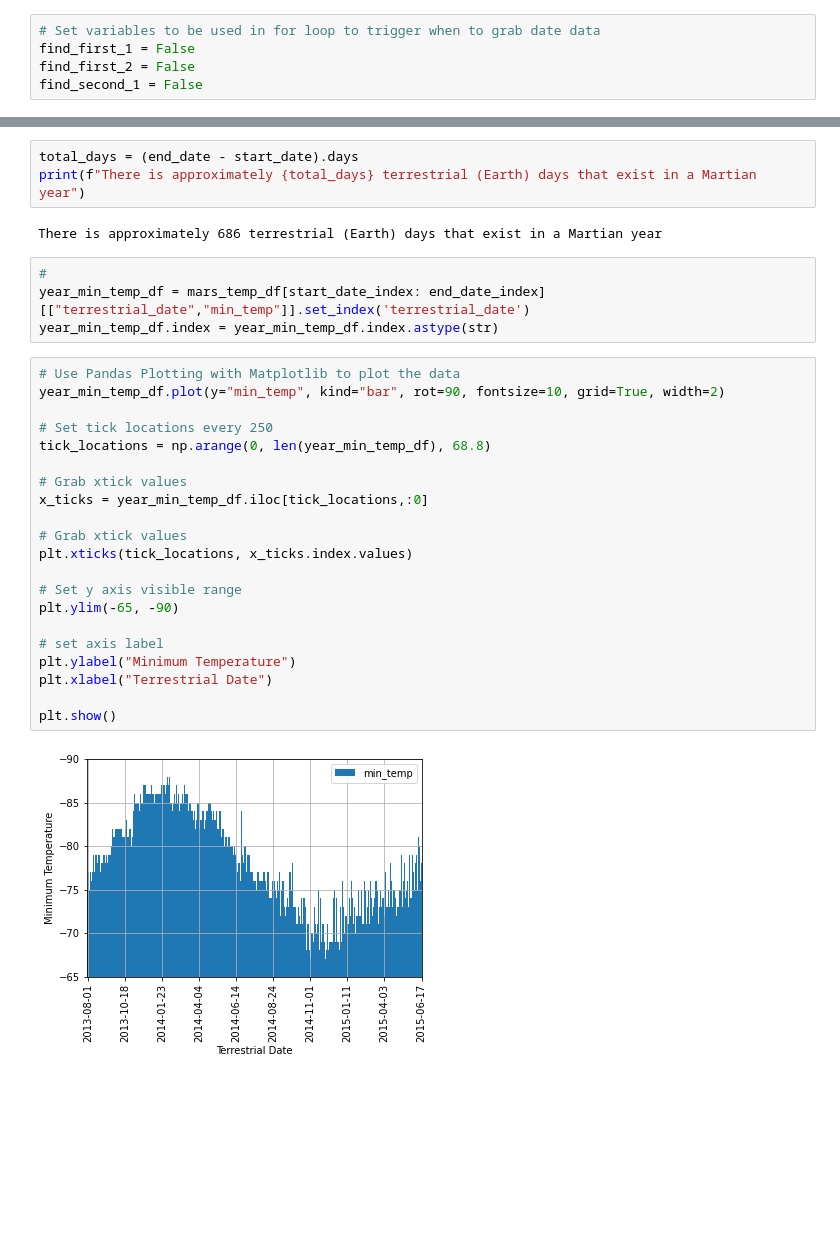
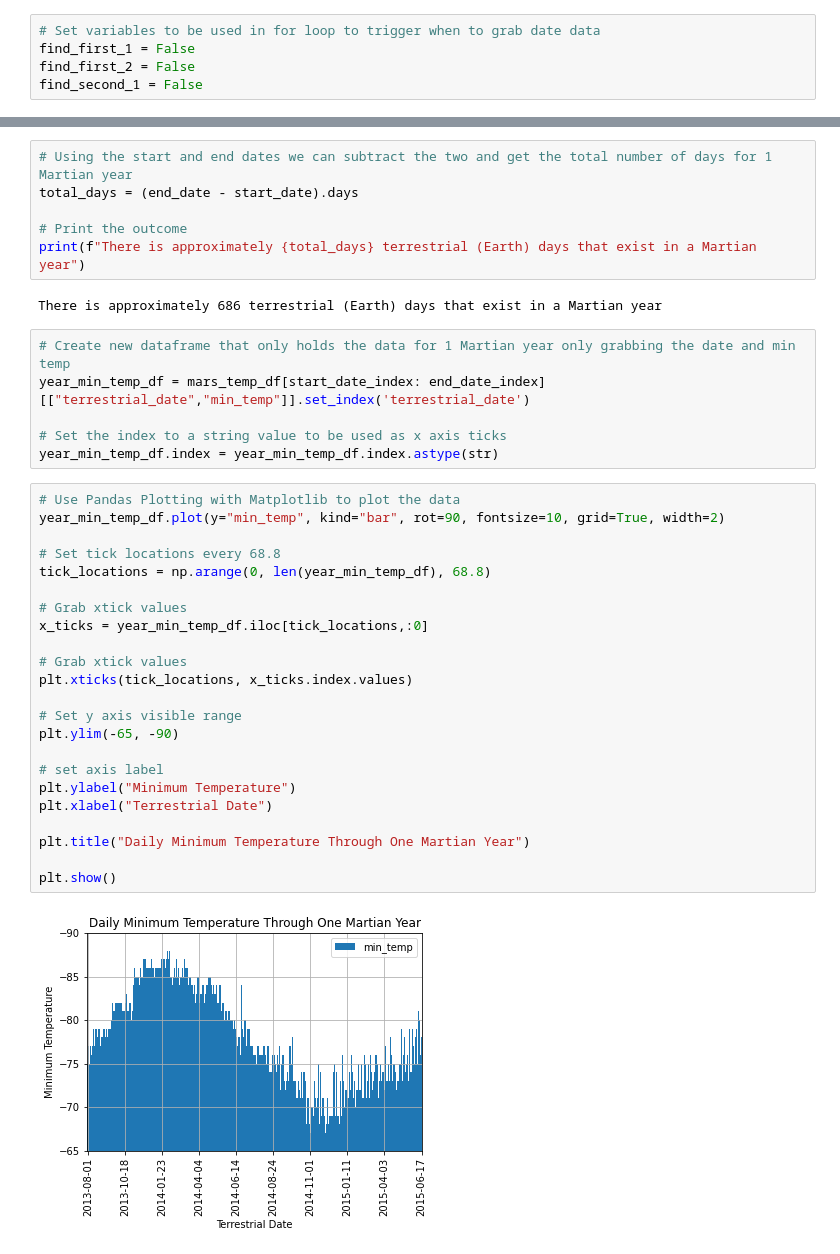
Before and after one commit to joshmartin33/web-scraping-challenge, a Jupyter notebook: mars_data_challenge_part_2.ipynb, the cells around one changed output, grey strips where cells are left out. Saved outputs shown, nothing was run; the diff lists cells and outputs as text; blank space fills up the shorter version.

```diff
--- a/mars_data_challenge_part_2.ipynb
+++ b/mars_data_challenge_part_2.ipynb
@@ -183,34 +223,41 @@ for row in mars_temp_df.index:
             find_second_1 = True
             end_date_index = row-1
 # %%
+# Using the start and end dates we can subtract the two and get the total number of days for 1 Martian year
 total_days = (end_date - start_date).days
+
+# Print the outcome
 print(f"There is approximately {total_days} terrestrial (Earth) days that exist in a Martian year")
 # %% [output]
 There is approximately 686 terrestrial (Earth) days that exist in a Martian year
 # %%
-#
+# Create new dataframe that only holds the data for 1 Martian year only grabbing the date and min temp
 year_min_temp_df = mars_temp_df[start_date_index: end_date_index][["terrestrial_date","min_temp"]].set_index('terrestrial_date')
+
+# Set the index to a string value to be used as x axis ticks
 year_min_temp_df.index = year_min_temp_df.index.astype(str)
 # %%
 # Use Pandas Plotting with Matplotlib to plot the data
 year_min_temp_df.plot(y="min_temp", kind="bar", rot=90, fontsize=10, grid=True, width=2)
 
-# Set tick locations every 250
+# Set tick locations every 68.8
 tick_locations = np.arange(0, len(year_min_temp_df), 68.8)
 
 # Grab xtick values
 x_ticks = year_min_temp_df.iloc[tick_locations,:0]
 
 # Grab xtick values
 plt.xticks(tick_locations, x_ticks.index.values)
 
 # Set y axis visible range
 plt.ylim(-65, -90)
 
 # set axis label
 plt.ylabel("Minimum Temperature")
 plt.xlabel("Terrestrial Date")
 
+plt.title("Daily Minimum Temperature Through One Martian Year")
+
 plt.show()
 # %% [output]
-[figure, old version]
+[figure, new version]
```
Also changed, not shown: parts of 23 cells of this notebook.
